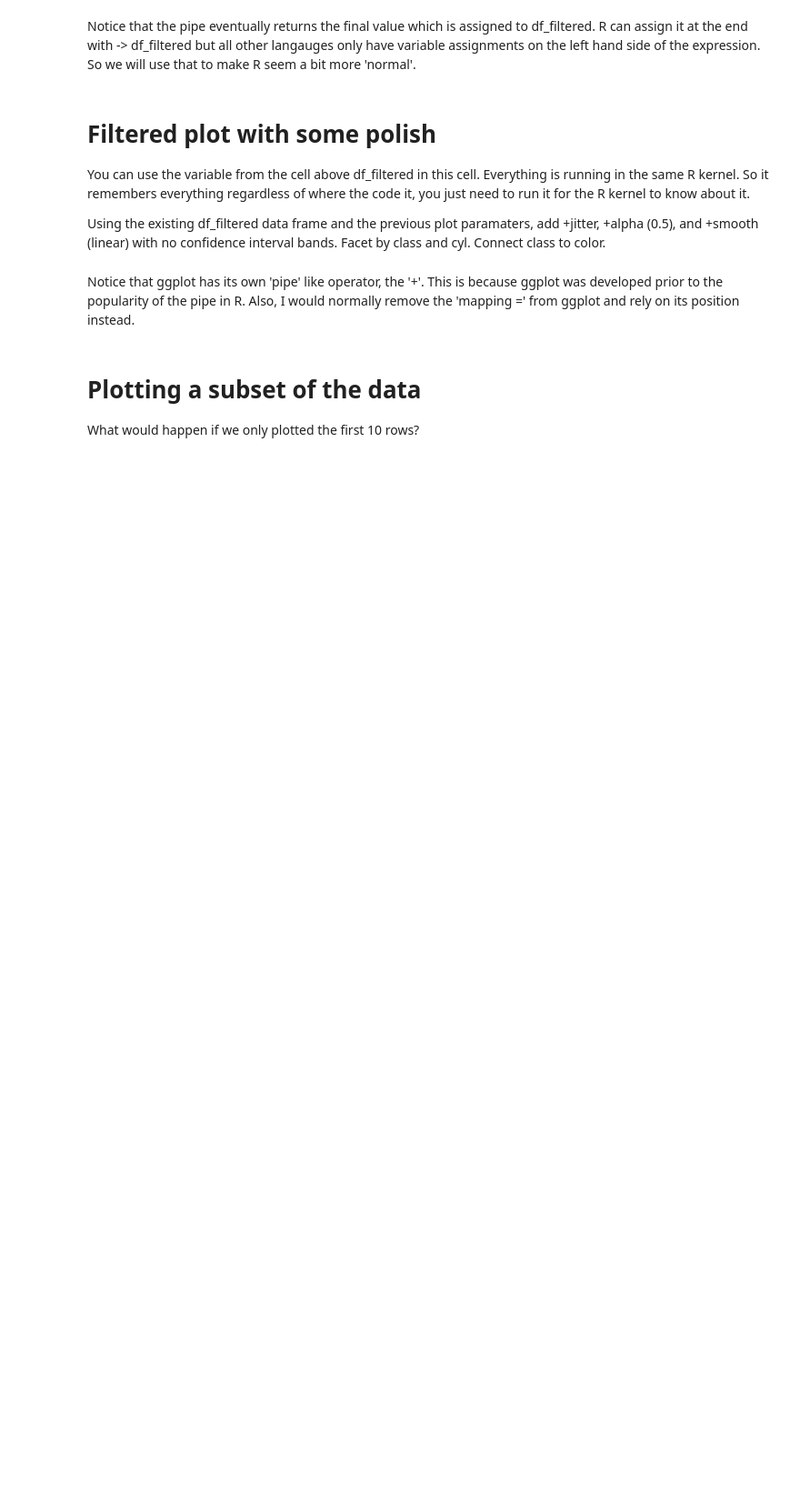
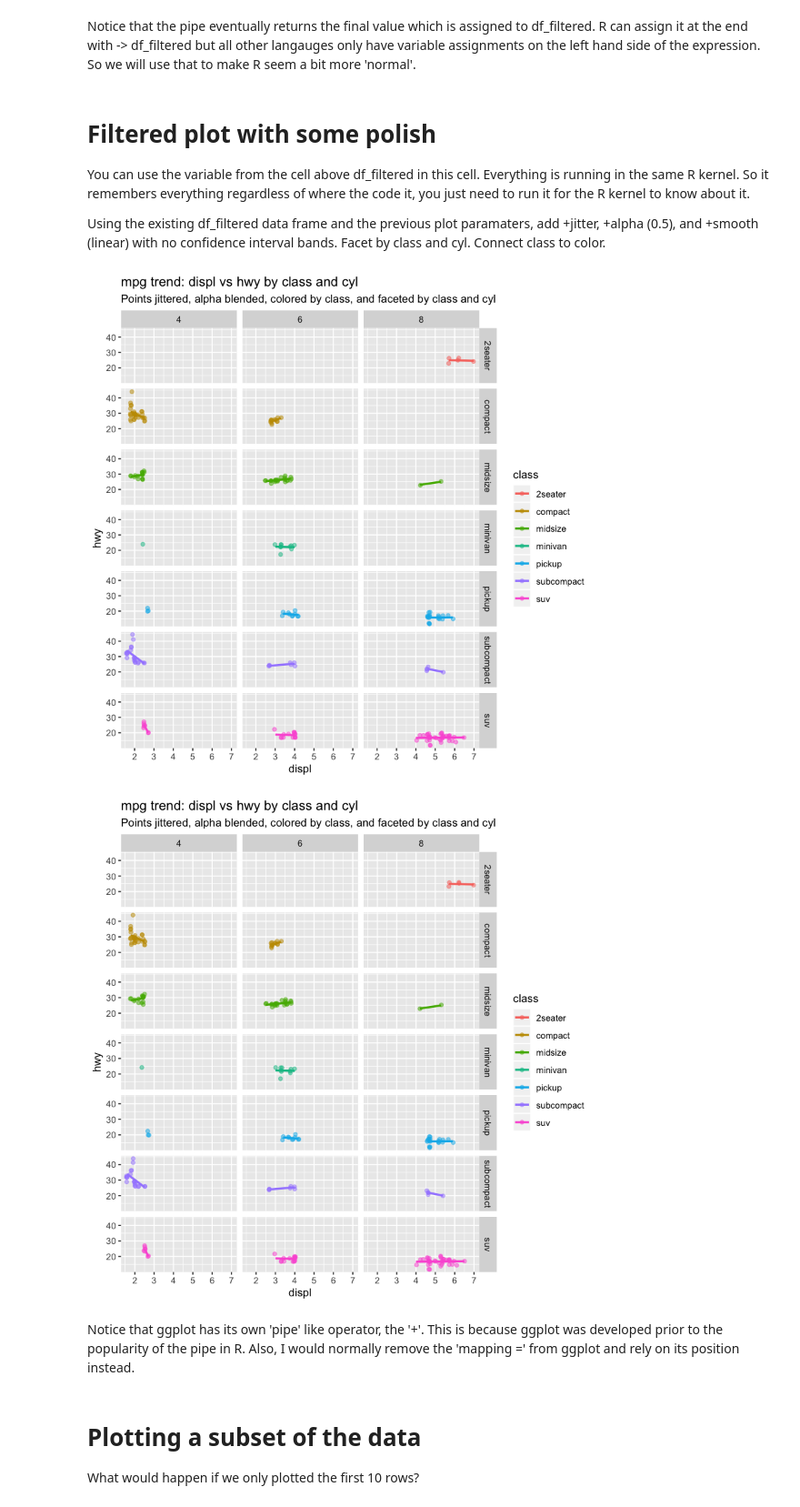
Before and after one commit to shammer83/VisualizationsR, a Jupyter notebook: L02-E5-Piping.ipynb, the cells around one changed output. Shown at 91% size. Saved outputs shown, nothing was run; the diff lists cells and outputs as text; code cells hidden in the pictures; blank space fills up the shorter version.

```diff
--- a/L02-E5-Piping.ipynb
+++ b/L02-E5-Piping.ipynb
@@ -257,22 +554,25 @@ Using the existing df_filtered data frame and the previous plot paramaters, add
 # %%
 # Plot: scatterplot x = displ, y = hwy, color = class;
 # facet class (rows) by cyl (columns)
 # Add jitter, alpha, and linear trend line and title
 ggplot(df_filtered, mapping = aes(x = displ, y = hwy, color = class)) +
    geom_jitter(alpha = 0.5) +
    geom_smooth(method = "lm", se = FALSE) +
    facet_grid( class ~ cyl ) +
    labs(title = "mpg trend: displ vs hwy by class and cyl",
        subtitle = "Points jittered, alpha blended, colored by class, and faceted by class and cyl")
 
 # Using pipe
-??? %>%
+df_filtered %>%
    ggplot(mapping = aes(x = displ, y = hwy, color = class)) +
    geom_jitter(alpha = 0.5) +
    geom_smooth(method = "lm", se = FALSE) +
    facet_grid( class ~ cyl ) +
    labs(title = "mpg trend: displ vs hwy by class and cyl",
        subtitle = "Points jittered, alpha blended, colored by class, and faceted by class and cyl")
+# %% [output]
+[figure, added]
+[figure, added]
 # %% [markdown]
 Notice that ggplot has its own 'pipe' like operator, the '+'. This is because ggplot was developed prior to the popularity of the pipe in R. Also, I would normally remove the 'mapping =' from ggplot and rely on its position instead.
 # %% [markdown]
```
Also changed, not shown: parts of 18 cells of this notebook.
